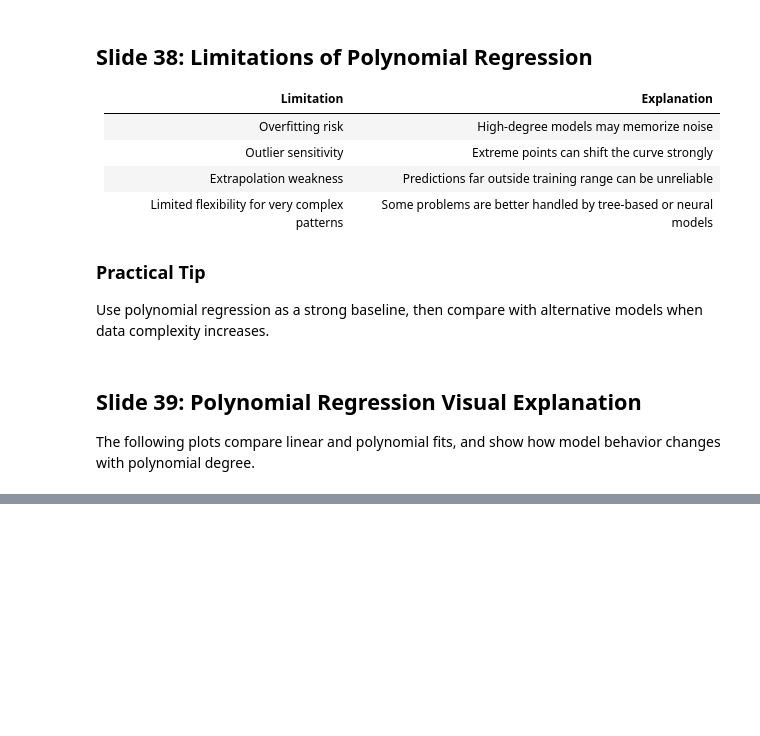
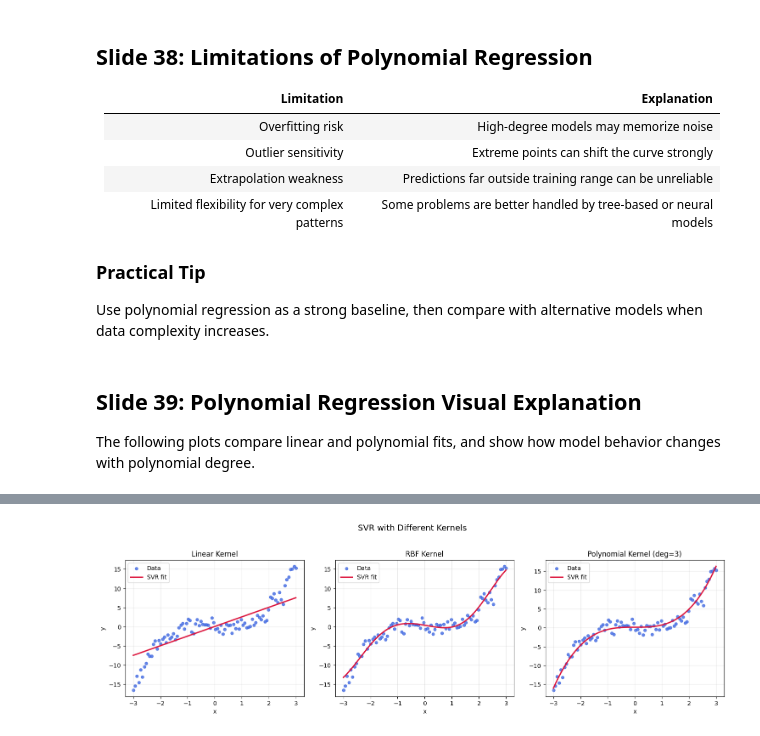
Before and after one commit to iksasa15/AI-ML, a Jupyter notebook: code/course.ipynb, the cells around one changed output, grey strips where cells are left out. Saved outputs shown, nothing was run; the diff lists cells and outputs as text; code cells hidden in the pictures; blank space fills up the shorter version.

```diff
--- a/code/course.ipynb
+++ b/code/course.ipynb
@@ -1316,0 +1390,85 @@ plt.show()
+# %%
+import numpy as np
+import matplotlib.pyplot as plt
+from sklearn.svm import SVR
+from sklearn.preprocessing import StandardScaler
+
+np.random.seed(21)
+
+# Synthetic non-linear regression data
+X = np.linspace(-3, 3, 90).reshape(-1, 1)
+y_true = 0.7 * X[:, 0]**3 - 0.8 * X[:, 0]
+y = y_true + np.random.normal(0, 1.2, size=X.shape[0])
+
+# Scale features for SVR
+scaler = StandardScaler()
+X_scaled = scaler.fit_transform(X)
+X_grid = np.linspace(X.min(), X.max(), 300).reshape(-1, 1)
+X_grid_scaled = scaler.transform(X_grid)
+
+# ---------------- Figure 1: Kernel comparison ----------------
+models = {
+    'Linear Kernel': SVR(kernel='linear', C=10, epsilon=0.5),
+    'RBF Kernel': SVR(kernel='rbf', C=10, epsilon=0.5, gamma=0.8),
+    'Polynomial Kernel (deg=3)': SVR(kernel='poly', degree=3, C=10, epsilon=0.5, gamma='scale')
+}
+
+plt.figure(figsize=(15, 4.5))
+for i, (name, model) in enumerate(models.items(), start=1):
+    model.fit(X_scaled, y)
+    y_pred_grid = model.predict(X_grid_scaled)
+
+    plt.subplot(1, 3, i)
+    plt.scatter(X[:, 0], y, color='royalblue', s=22, alpha=0.8, label='Data')
+    plt.plot(X_grid[:, 0], y_pred_grid, color='crimson', linewidth=2.2, label='SVR fit')
+    plt.title(name)
+    plt.xlabel('x')
+    plt.ylabel('y')
+    plt.grid(alpha=0.25)
+    plt.legend()
+
+plt.suptitle('SVR with Different Kernels', fontsize=14, y=1.03)
+plt.tight_layout()
+plt.show()
+
+# ---------------- Figure 2: Effect of epsilon and C ----------------
+model_a = SVR(kernel='rbf', C=1, epsilon=1.2, gamma=0.8)   # wider tube, softer penalty
+model_b = SVR(kernel='rbf', C=50, epsilon=0.2, gamma=0.8)  # narrower tube, stronger penalty
+
+model_a.fit(X_scaled, y)
+model_b.fit(X_scaled, y)
+
+y_a = model_a.predict(X_grid_scaled)
+y_b = model_b.predict(X_grid_scaled)
+
+plt.figure(figsize=(12, 5))
+
+# Left: wide epsilon, smaller C
+plt.subplot(1, 2, 1)
+plt.scatter(X[:, 0], y, color='royalblue', s=22, alpha=0.8)
+plt.plot(X_grid[:, 0], y_a, color='seagreen', linewidth=2.2, label='SVR fit')
+plt.fill_between(X_grid[:, 0], y_a - model_a.epsilon, y_a + model_a.epsilon,
+                 color='seagreen', alpha=0.15, label='epsilon-tube')
+plt.title('Higher epsilon, Lower C')
+plt.xlabel('x')
+plt.ylabel('y')
+plt.grid(alpha=0.25)
+plt.legend()
+
+# Right: narrow epsilon, larger C
+plt.subplot(1, 2, 2)
+plt.scatter(X[:, 0], y, color='royalblue', s=22, alpha=0.8)
+plt.plot(X_grid[:, 0], y_b, color='darkorange', linewidth=2.2, label='SVR fit')
+plt.fill_between(X_grid[:, 0], y_b - model_b.epsilon, y_b + model_b.epsilon,
+                 color='darkorange', alpha=0.15, label='epsilon-tube')
+plt.title('Lower epsilon, Higher C')
+plt.xlabel('x')
+plt.ylabel('y')
+plt.grid(alpha=0.25)
+plt.legend()
+
+plt.suptitle('SVR Hyperparameters: epsilon and C', fontsize=14, y=1.02)
+plt.tight_layout()
+plt.show()
+# %% [output]
+[figure, added]
```
Also changed, not shown: parts of 21 cells of this notebook.
